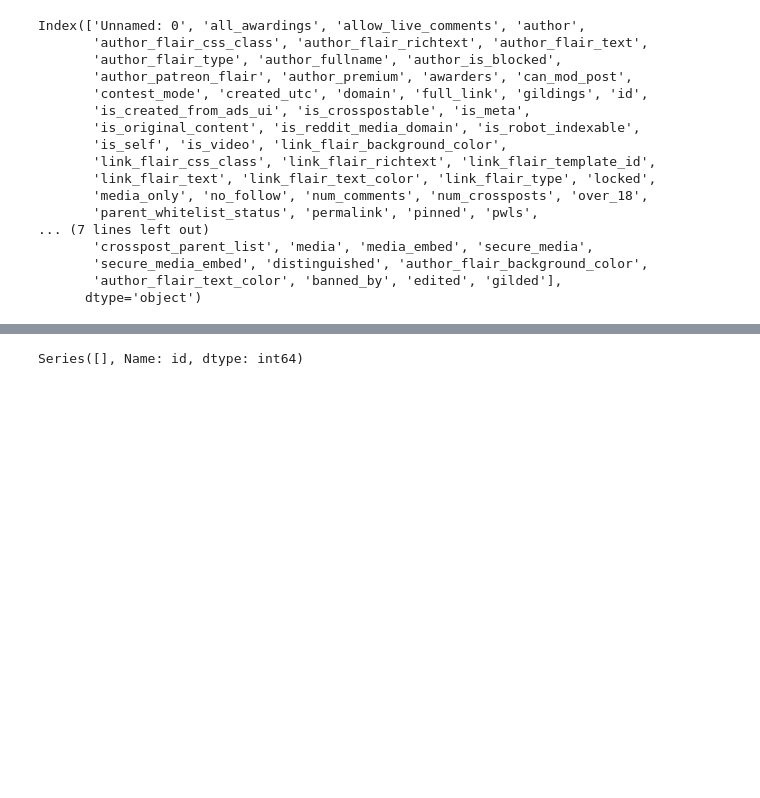
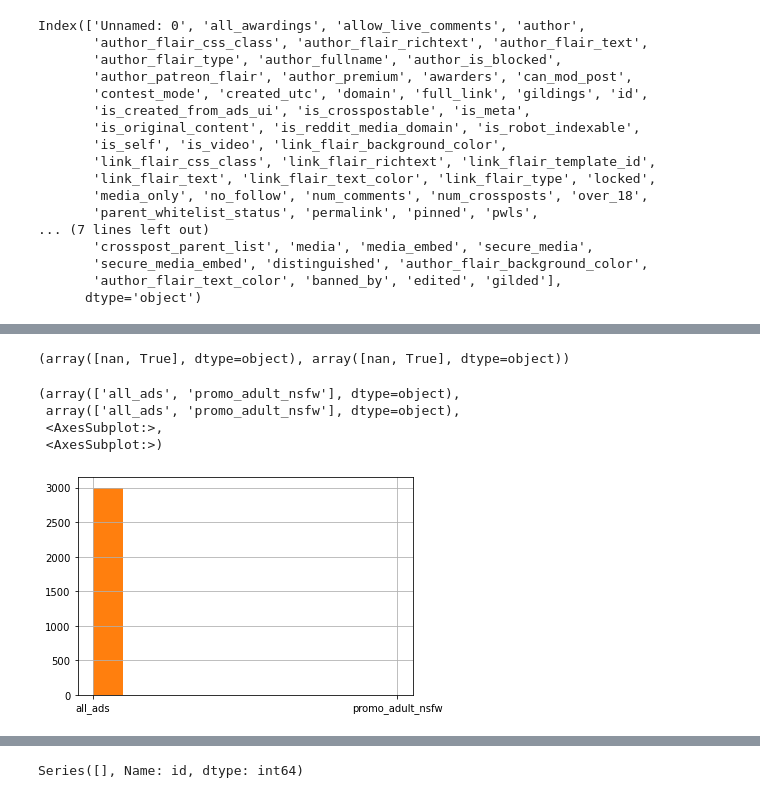
Before and after one commit to vivekbavda/Customer-Service-Apple-and-Google, a Jupyter notebook: BavdaConsultingNLPDataCleaning.ipynb, the cells around one changed output, grey strips where cells are left out. Drawn from its saved outputs; the diff is of its cells as text; code cells hidden in the pictures; blank space fills up the shorter version.

```diff
--- a/BavdaConsultingNLPDataCleaning.ipynb
+++ b/BavdaConsultingNLPDataCleaning.ipynb
@@ -84,0 +113,12 @@ dfa['apple']=1
+# %%
+dfg['author_cakeday'].unique(), dfa['author_cakeday'].unique()
+# %% [output]
+(array([nan, True], dtype=object), array([nan, True], dtype=object))
+# %%
+dfg['whitelist_status'].unique(), dfa['whitelist_status'].unique(), dfg['whitelist_status'].hist(), dfa['whitelist_status'].hist()
+# %% [output]
+(array(['all_ads', 'promo_adult_nsfw'], dtype=object),
+ array(['all_ads', 'promo_adult_nsfw'], dtype=object),
+ <AxesSubplot:>,
+ <AxesSubplot:>)
+[figure, added]
```
Also changed, not shown: parts of 50 cells of this notebook, 6 other files.
